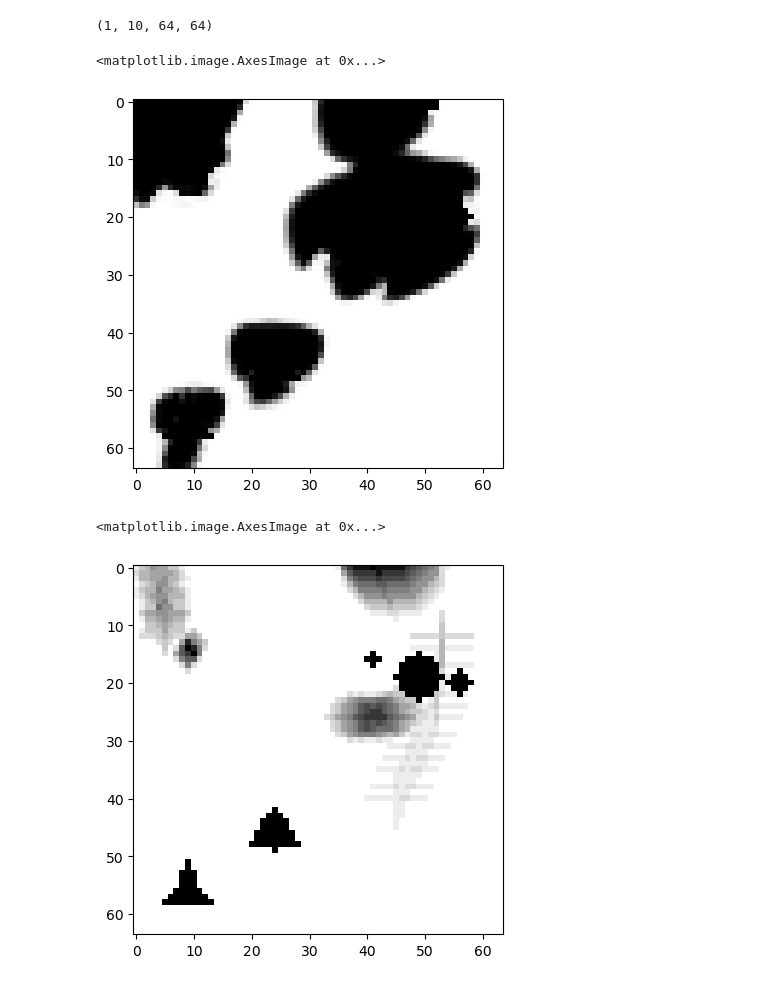
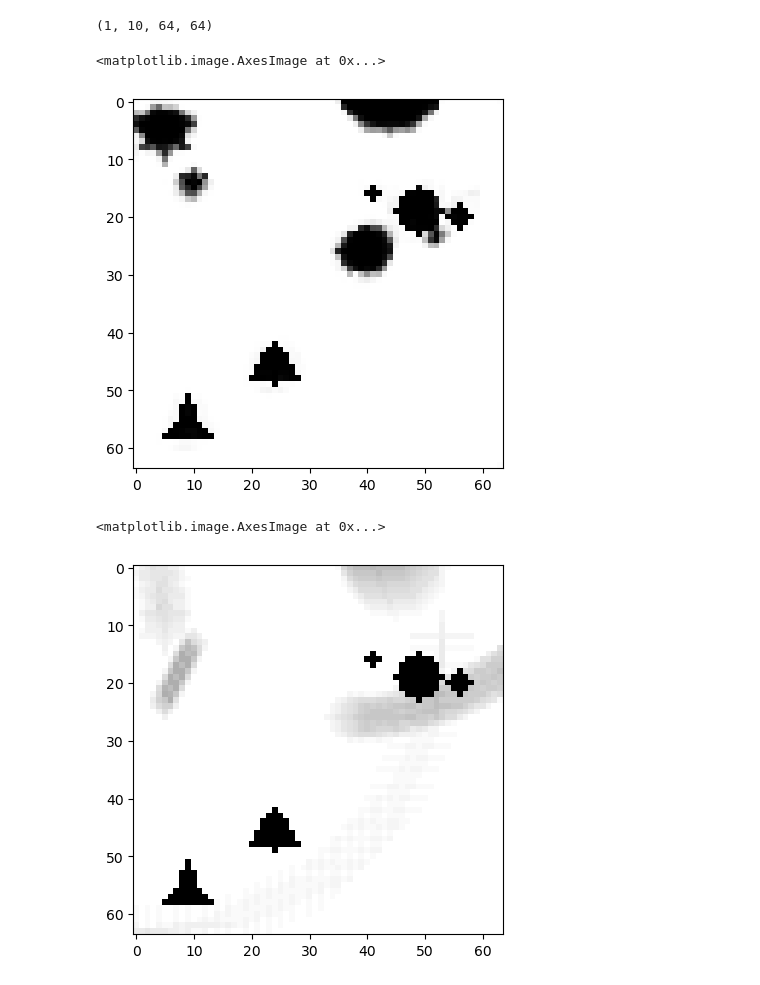
Before and after one commit to alexjps1/bps-trajectory, a Jupyter notebook: frame_prediction/prediction_visualisation.ipynb, the cells around one changed output. Cells and saved outputs as stored; diff of their text form; code cells hidden in the pictures.

```diff
--- a/frame_prediction/prediction_visualisation.ipynb
+++ b/frame_prediction/prediction_visualisation.ipynb
@@ -45,12 +46,12 @@ image.shape
 # %% [output]
 (1, 10, 64, 64)
 # %%
-plt.imshow(image[0][8], cmap='binary')
+plt.imshow(image[0][0], cmap='binary')
 # %% [output]
 <matplotlib.image.AxesImage at 0x...>
-[figure, old version]
+[figure, new version]
 # %%
-plt.imshow(np.sum(data[4][:14], axis = 0), cmap='binary')
+plt.imshow(np.sum(data[4][:50], axis = 0), cmap='binary')
 # %% [output]
 <matplotlib.image.AxesImage at 0x...>
-[figure, old version]
+[figure, new version]
```
Also changed, not shown: parts of 6 cells of this notebook, 2 other files.
